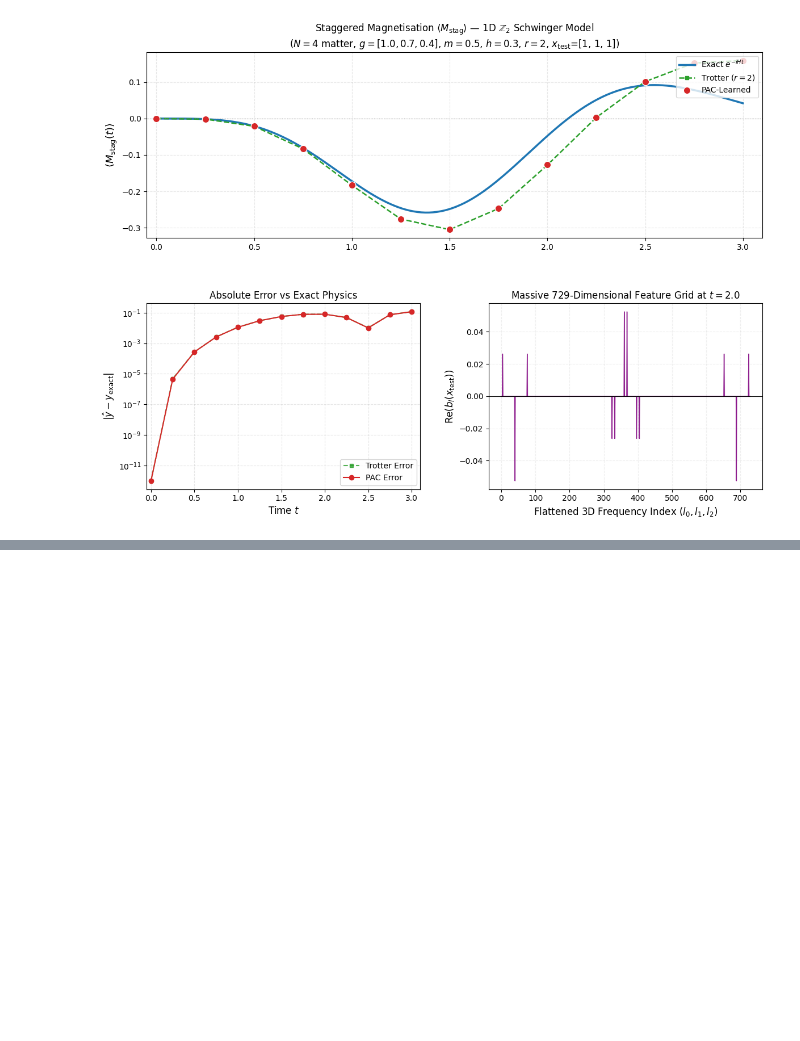
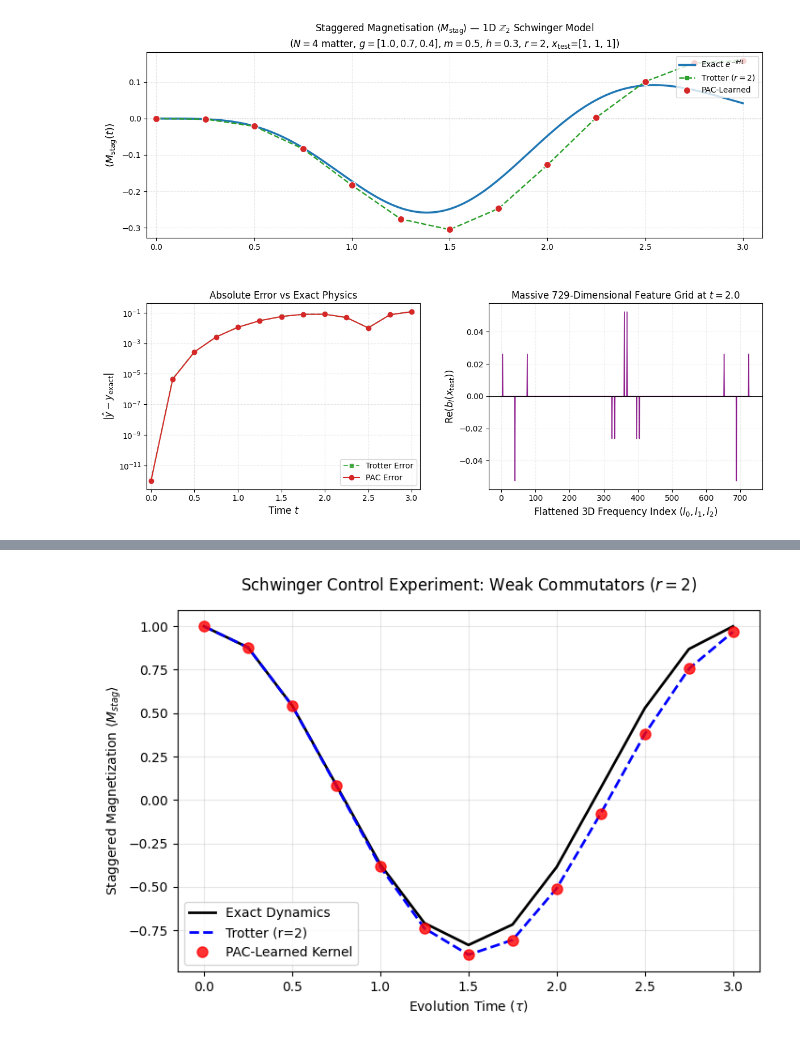
Before and after one commit to thomaslagoutte/qml-fourier-dynamics, a Jupyter notebook: notebooks/04_schwinger_z2_validation.ipynb, the cells around one changed output, grey strips where cells are left out. Saved outputs shown, nothing was run; the diff lists cells and outputs as text; code cells hidden in the pictures; blank space fills up the shorter version.

```diff
--- a/notebooks/04_schwinger_z2_validation.ipynb
+++ b/notebooks/04_schwinger_z2_validation.ipynb
@@ -591,7 +591,7 @@ from qiskit.quantum_info import SparsePauliOp, Statevector
 from sklearn.linear_model import Ridge
 
 # ── 1. N=4 Model parameters ───────────────────────────────────────────────────
-N_MATTER    = 4
+N_MATTER    = 3
 N_QUBITS    = 2 * N_MATTER - 1   # = 7 qubits
 N_LINKS     = N_MATTER - 1       # = 3 links
 
@@ -828,0 +1042,15 @@ Computing dense continuous curve for the plot...
+# %%
+# ── 4. Plotting ───────────────────────────────────────────────────────────────
+fig, ax = plt.subplots(figsize=(8, 5))
+ax.plot(time_steps, exact_dyn, 'k-', linewidth=2, label="Exact Dynamics")
+ax.plot(time_steps, trotter_dyn, 'b--', linewidth=2, label=f"Trotter (r={R_STEPS})")
+ax.plot(time_steps, pac_dyn, 'ro', markersize=8, alpha=0.8, label="PAC-Learned Kernel")
+
+ax.set_title(rf"Schwinger Control Experiment: Weak Commutators ($r={R_STEPS}$)", pad=15)
+ax.set_xlabel(r"Evolution Time ($\tau$)")
+ax.set_ylabel(r"Staggered Magnetization $\langle M_{stag} \rangle$")
+ax.legend(loc='lower left')
+ax.grid(True, alpha=0.3)
+plt.show()
+# %% [output]
+[figure, added]
```
Also changed, not shown: parts of 5 cells of this notebook, 19 other files.
